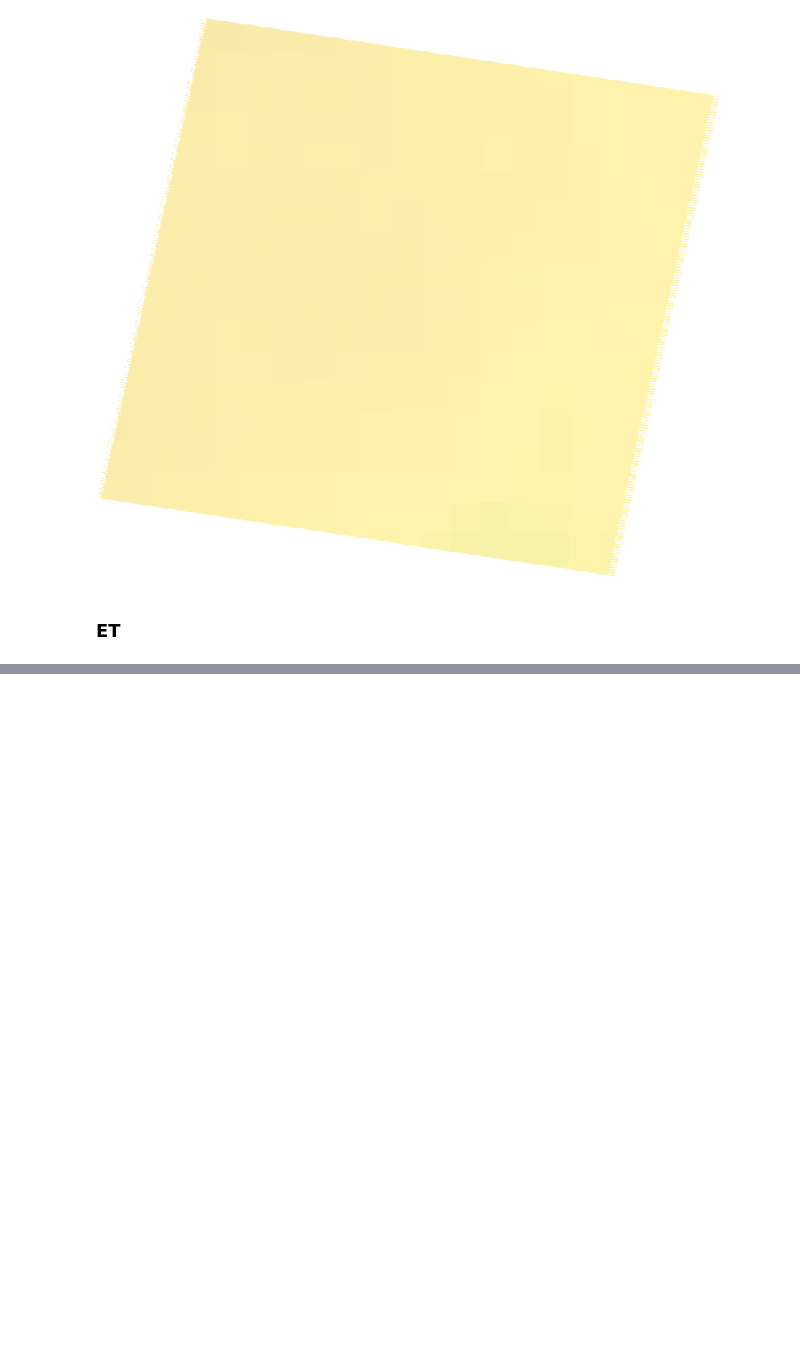
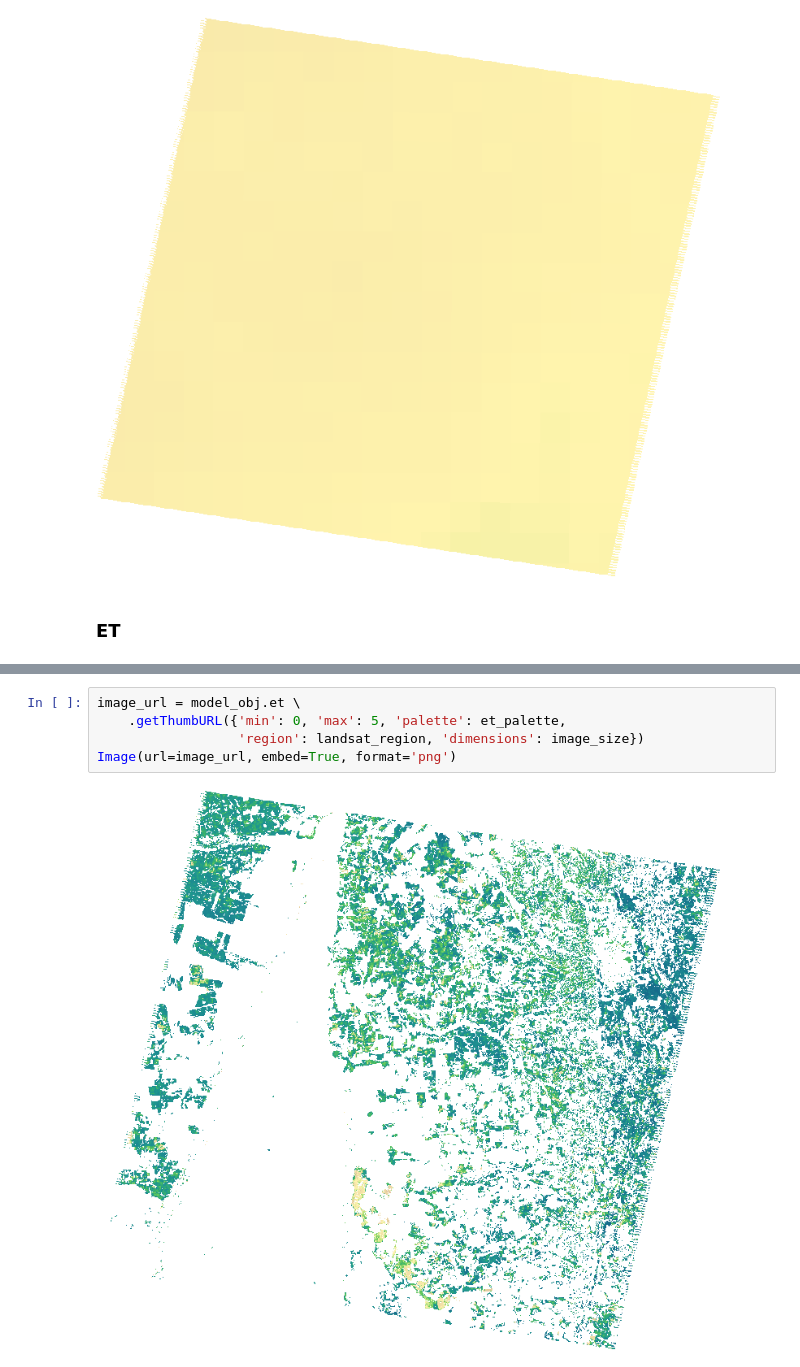
Before and after one commit to openet-brazil/openet-sims, a Jupyter notebook: examples/single_image_br.ipynb, the cells around one changed output, grey strips where cells are left out. Drawn from its saved outputs; the diff is of its cells as text; blank space fills up the shorter version.

```diff
--- a/examples/single_image_br.ipynb
+++ b/examples/single_image_br.ipynb
@@ -91,0 +102,7 @@ Image(url=image_url, embed=True, format='png')
+# %%
+image_url = model_obj.et \
+    .getThumbURL({'min': 0, 'max': 5, 'palette': et_palette,
+                  'region': landsat_region, 'dimensions': image_size})
+Image(url=image_url, embed=True, format='png')
+# %% [output]
+[figure, added]
```
Also changed, not shown: parts of 6 cells of this notebook, 1 other file.
